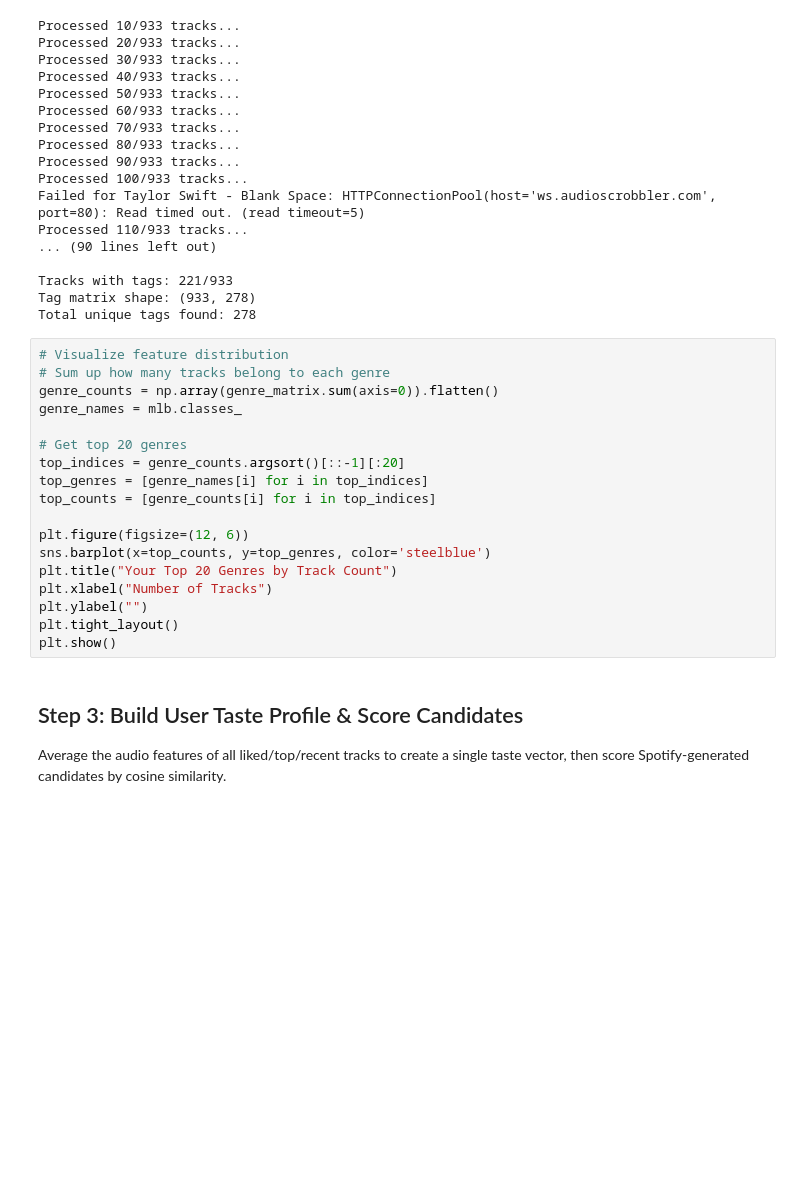
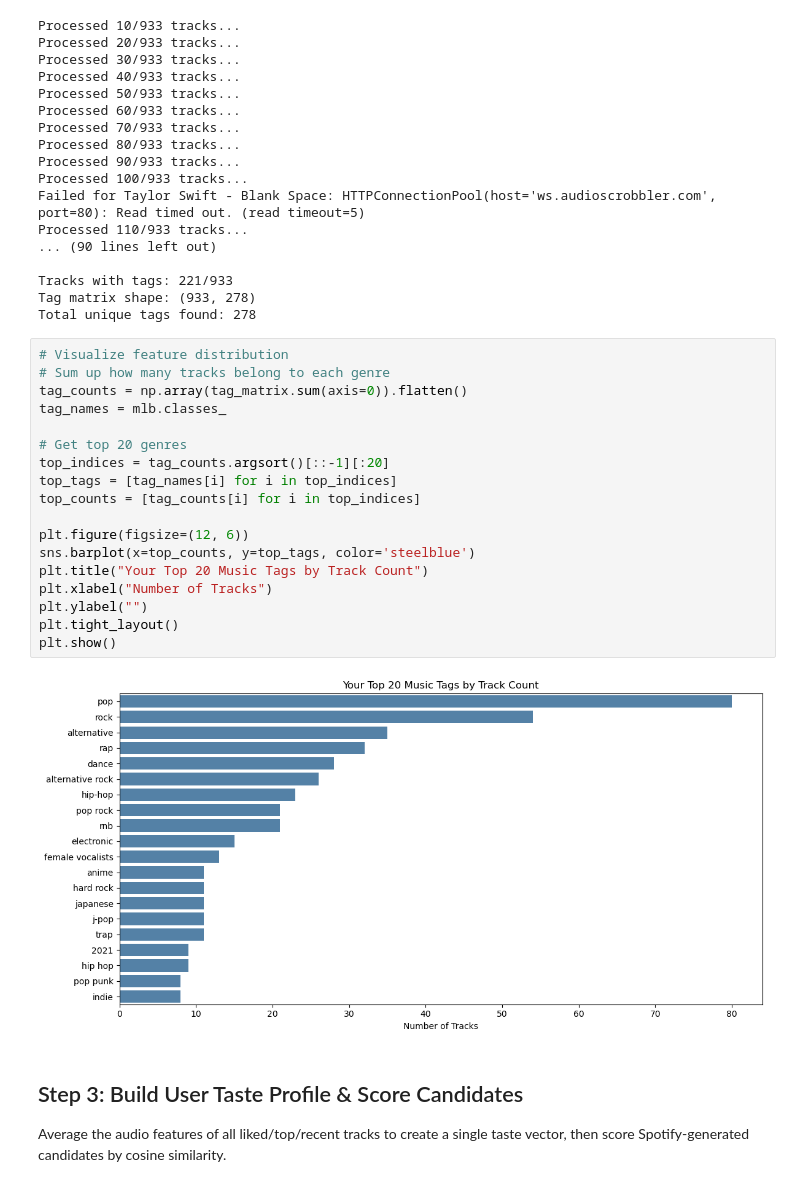
Before and after one commit to hamzarazaqpur/spotify-recommender, a Jupyter notebook: spotifyrecommender.ipynb, the cells around one changed output. Drawn from its saved outputs; the diff is of its cells as text; blank space fills up the shorter version.

Commit message:
Visualize genres function

```diff
--- a/spotifyrecommender.ipynb
+++ b/spotifyrecommender.ipynb
@@ -227,21 +228,23 @@ Total unique tags found: 278
 # %%
 # Visualize feature distribution
 # Sum up how many tracks belong to each genre
-genre_counts = np.array(genre_matrix.sum(axis=0)).flatten()
-genre_names = mlb.classes_
+tag_counts = np.array(tag_matrix.sum(axis=0)).flatten()
+tag_names = mlb.classes_
 
 # Get top 20 genres
-top_indices = genre_counts.argsort()[::-1][:20]
-top_genres = [genre_names[i] for i in top_indices]
-top_counts = [genre_counts[i] for i in top_indices]
+top_indices = tag_counts.argsort()[::-1][:20]
+top_tags = [tag_names[i] for i in top_indices]
+top_counts = [tag_counts[i] for i in top_indices]
 
 plt.figure(figsize=(12, 6))
-sns.barplot(x=top_counts, y=top_genres, color='steelblue')
-plt.title("Your Top 20 Genres by Track Count")
+sns.barplot(x=top_counts, y=top_tags, color='steelblue')
+plt.title("Your Top 20 Music Tags by Track Count")
 plt.xlabel("Number of Tracks")
 plt.ylabel("")
 plt.tight_layout()
 plt.show()
+# %% [output]
+[figure, added]
 # %% [markdown]
 ## Step 3: Build User Taste Profile & Score Candidates
 Average the audio features of all liked/top/recent tracks to create a single
```
Also changed, not shown: parts of 1 cell of this notebook.
